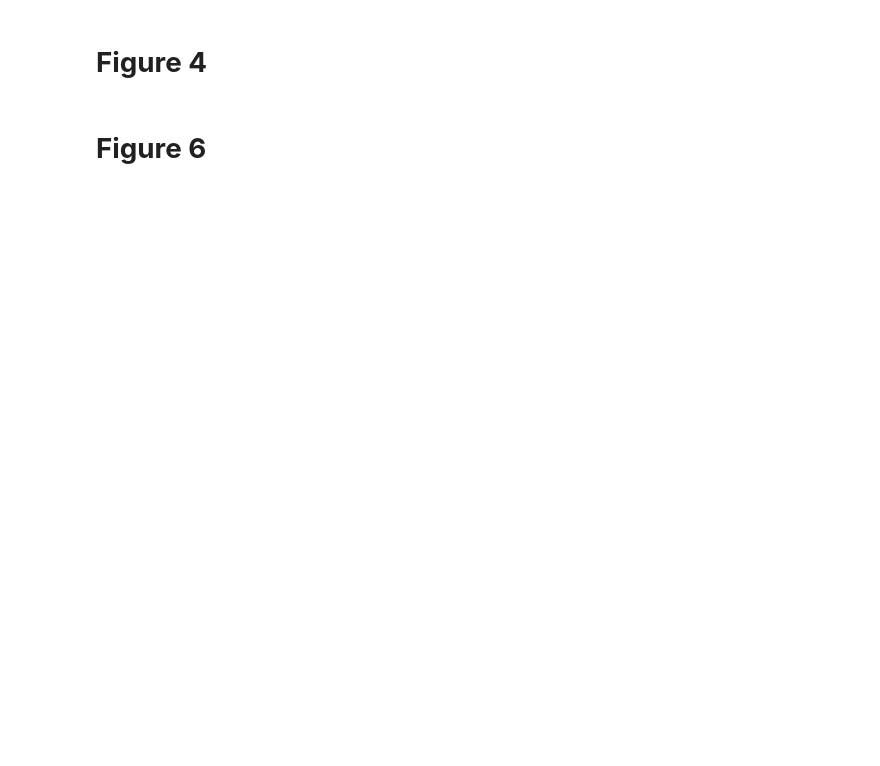
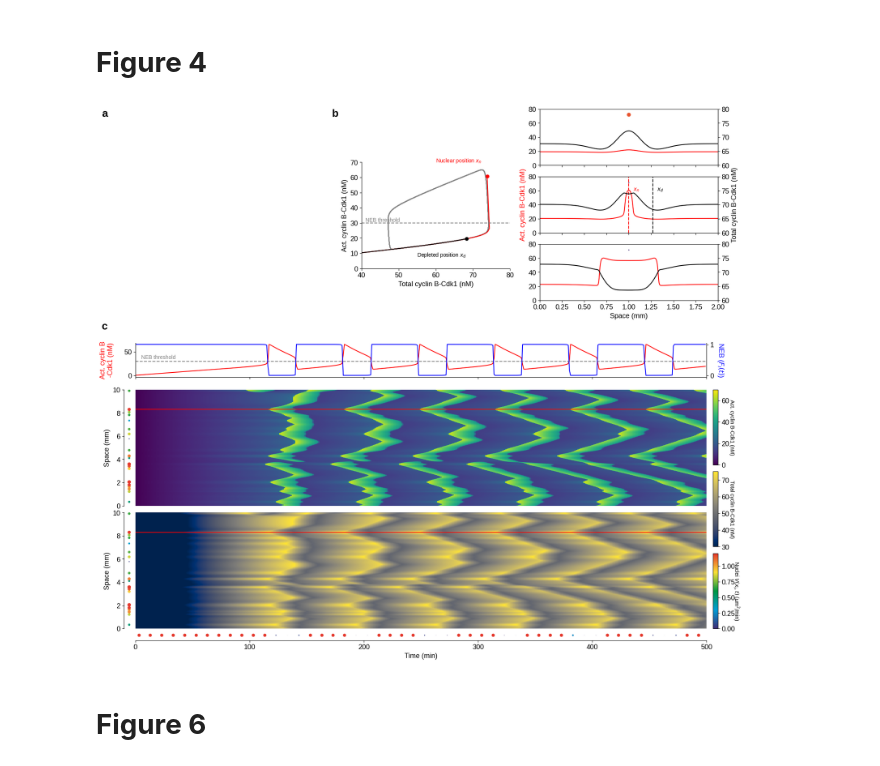
Before and after one commit to DanielRuizReynes/mitotic_waves, a Jupyter notebook: main/figures.ipynb, the cells around one changed output. Saved outputs shown, nothing was run; the diff lists cells and outputs as text; code cells hidden in the pictures; blank space fills up the shorter version.

```diff
--- a/main/figures.ipynb
+++ b/main/figures.ipynb
@@ -2001,7 +2112,7 @@ plt.savefig("2E.pdf", bbox_inches="tight")
 # %% [markdown]
 # <b>Figure 4 </b>
 # %%
-folder = f'../sim-ie/multiple-nuclei-4/'
+folder = 'sim/multiple-nuclei-4/'
 dims = {'n':4096,'m':2}
 
 fs = 13
@@ -2090,7 +2201,7 @@ ax2.set_xlabel('Time (min)')
 
 #---------
 
-folder = f'../sim-ie/one-nuclei-2/'
+folder = 'sim/one-nuclei-2/'
 
 phi_a, phi_i = nuc.import_evolution(folder)
 x, y, t = nuc.create_spacetime(folder)
@@ -2150,34 +2261,36 @@ p_0 = {'ks':1.5,
 
 in_0 = chang2013model(p_0)
 in_0.tf_timeseries = 1000
 in_0.nt_timeseries = 10000
 in_0.plot_phaseplane(ax)
 
 ax.plot(phi_a[:i_t_f+1,0,dims['n']//2]+phi_i[:i_t_f+1,0,dims['n']//2], phi_a[:i_t_f+1,0,dims['n']//2], c='red')
 ax.plot(phi_a[:i_t_f+1,0,dims['n']//2+ix]+phi_i[:i_t_f+1,0,dims['n']//2+ix], phi_a[:i_t_f+1,0,dims['n']//2+ix],c='black')
 
 ax.plot(phi_a[i_t_f,0,dims['n']//2]+phi_i[i_t_f,0,dims['n']//2], phi_a[i_t_f,0,dims['n']//2], 'o',c='red')
 ax.plot(phi_a[i_t_f,0,dims['n']//2+ix]+phi_i[i_t_f,0,dims['n']//2+ix], phi_a[i_t_f,0,dims['n']//2+ix],'o',c='black')
 
 ax.text(60,70,'Nuclear position $x_n$',color='red')
 ax.text(55,8,'Depleted position $x_d$',color='black')
 ax.text(41,31,'NEB threshold',color='gray')
 
 ax.set_ylabel('Act. cyclin B-Cdk1 (nM)',color='black')
 ax.set_xlabel('Total cyclin B-Cdk1 (nM)',color='black')
 ax.set_xlim(40,80)
 ax.set_ylim(00,70)
 ax.axhline(30,c='gray',linestyle='dashed')
 ax.spines[['top','right']].set_visible(False)
 
 fs0 = 20
 ax.text(32,100,'b',color='black',fontweight="bold",fontsize=fs0)
 ax.text(-30,100,'a',color='black',fontweight="bold",fontsize=fs0)
 ax.text(-30,-40,'c',color='black',fontweight="bold",fontsize=fs0)
 
-# plt.savefig(os.environ['HOME']+'/Documents/cc/data-yang/prolit/figs/nuclei-pacemaking-v2.pdf',bbox_inches='tight',dpi=300)
+# plt.savefig('nuclei-pacemaking-v2.pdf',bbox_inches='tight',dpi=300)
 
 plt.show()
+# %% [output]
+[figure, added]
 # %% [markdown]
 # <b>Figure 6</b>
 # %%
```
Also changed, not shown: parts of 33 cells of this notebook.
